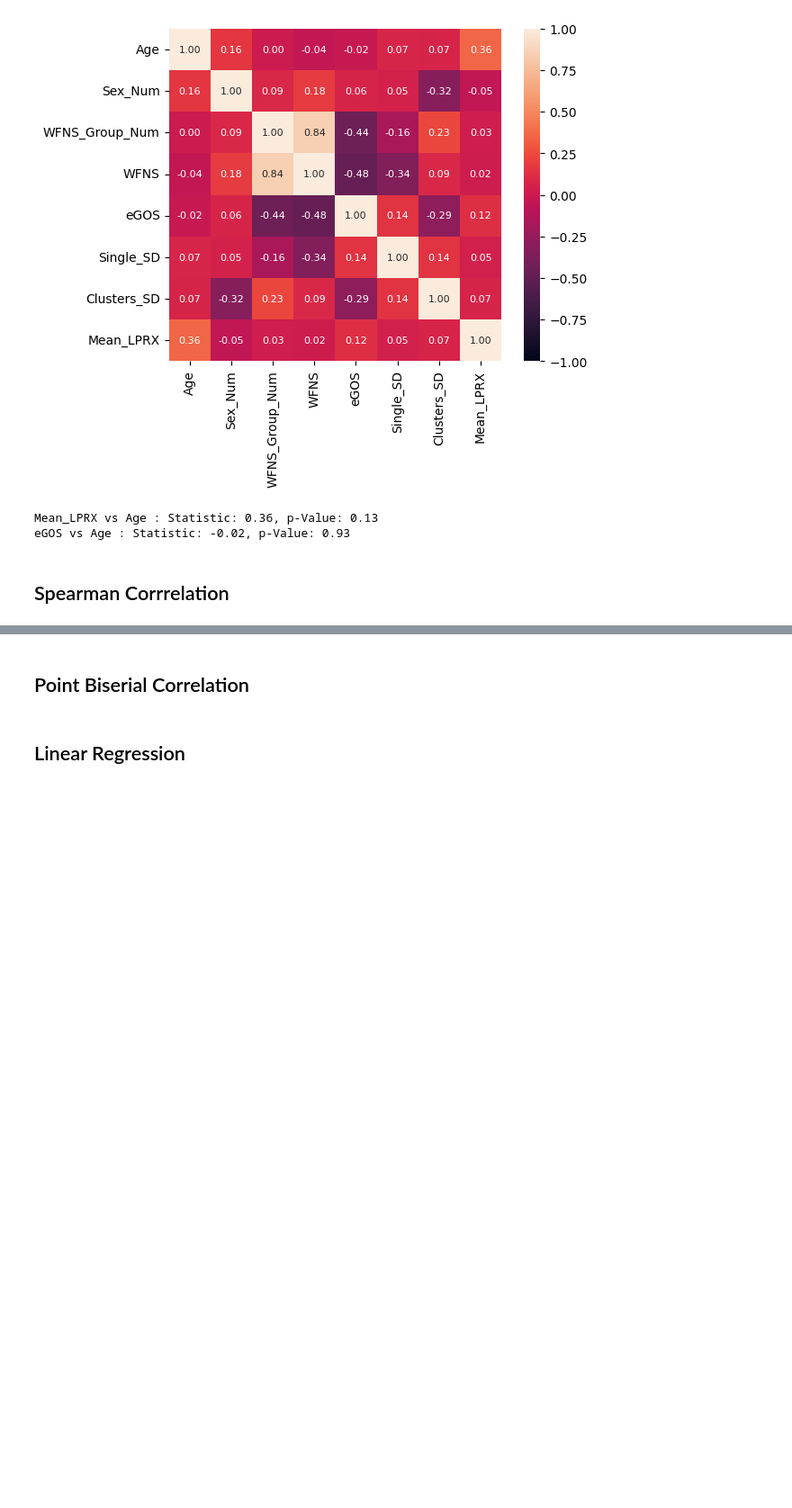
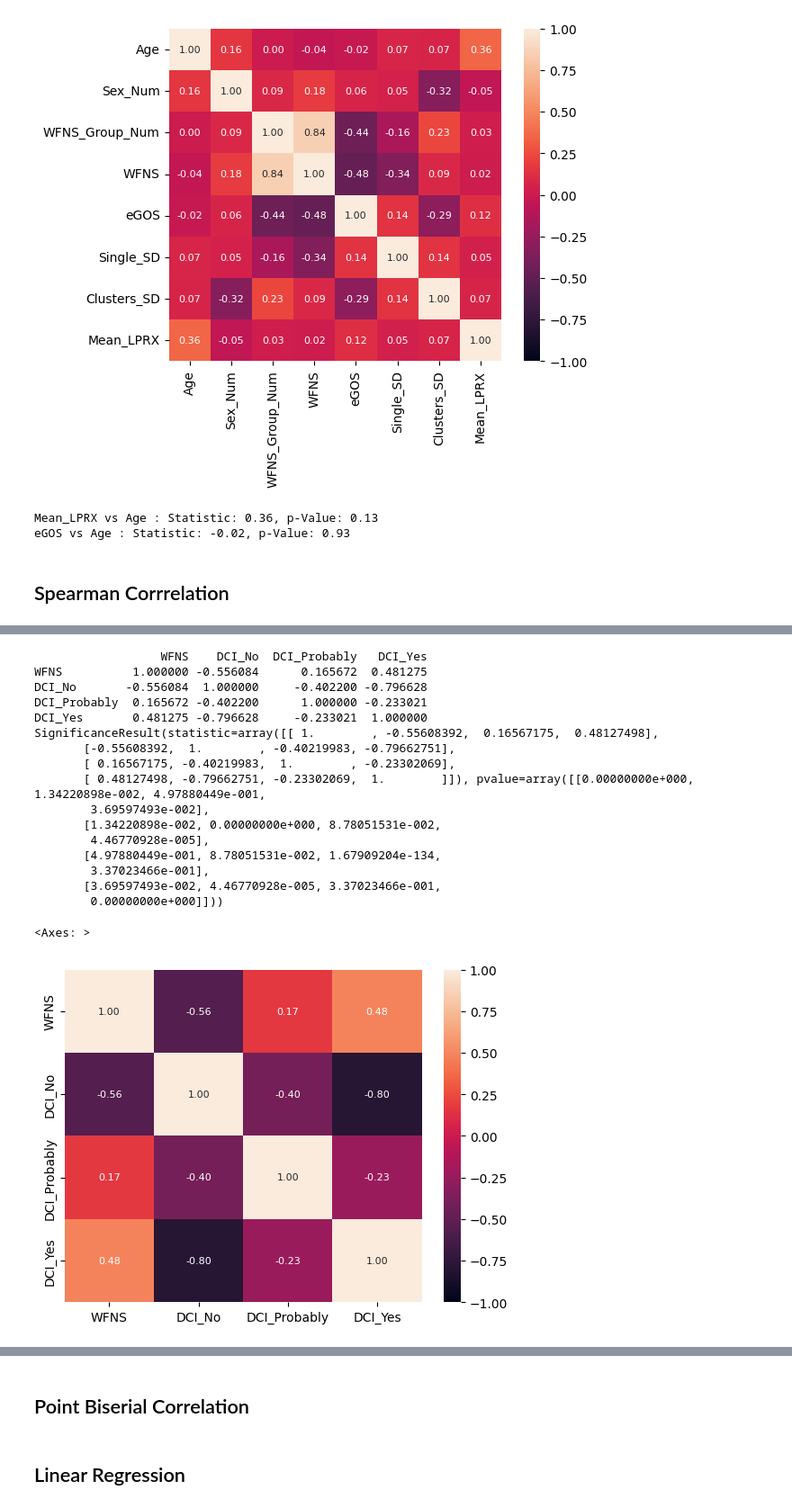
Before and after one commit to palolo02/ComputerVision, a Jupyter notebook: analysis.ipynb, the cells around one changed output, grey strips where cells are left out. Shown at 90% size. Saved outputs shown, nothing was run; the diff lists cells and outputs as text; code cells hidden in the pictures; blank space fills up the shorter version.

```diff
--- a/analysis.ipynb
+++ b/analysis.ipynb
@@ -182,0 +231,27 @@ eGOS vs Age : Statistic: -0.02, p-Value: 0.93
+# %%
+from scipy.stats import spearmanr
+# Spearman correlation
+col_data  = sub_data.loc[:,["WFNS","DCI_No", 'DCI_Probably', 'DCI_Yes']]
+res = col_data.corr(method="spearman")
+print(res.head())
+print(spearmanr(col_data))
+sbn.heatmap(res, vmin=-1,vmax=1, annot=True, fmt='.2f', annot_kws={'size': 8})
+# %% [output]
+                  WFNS    DCI_No  DCI_Probably   DCI_Yes
+WFNS          1.000000 -0.556084      0.165672  0.481275
+DCI_No       -0.556084  1.000000     -0.402200 -0.796628
+DCI_Probably  0.165672 -0.402200      1.000000 -0.233021
+DCI_Yes       0.481275 -0.796628     -0.233021  1.000000
+SignificanceResult(statistic=array([[ 1.        , -0.55608392,  0.16567175,  0.48127498],
+       [-0.55608392,  1.        , -0.40219983, -0.79662751],
+       [ 0.16567175, -0.40219983,  1.        , -0.23302069],
+       [ 0.48127498, -0.79662751, -0.23302069,  1.        ]]), pvalue=array([[0.00000000e+000, 1.34220898e-002, 4.97880449e-001,
+        3.69597493e-002],
+       [1.34220898e-002, 0.00000000e+000, 8.78051531e-002,
+        4.46770928e-005],
+       [4.97880449e-001, 8.78051531e-002, 1.67909204e-134,
+        3.37023466e-001],
+       [3.69597493e-002, 4.46770928e-005, 3.37023466e-001,
+        0.00000000e+000]]))
+<Axes: >
+[figure, added]
```
Also changed, not shown: parts of 27 cells of this notebook.
